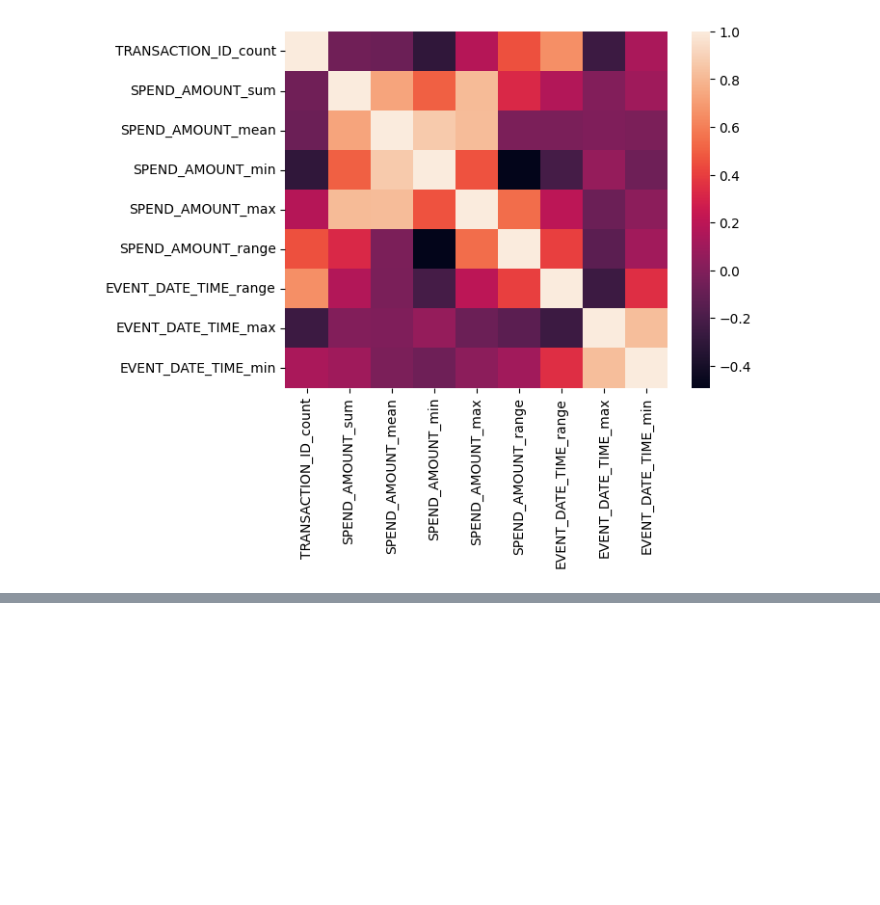
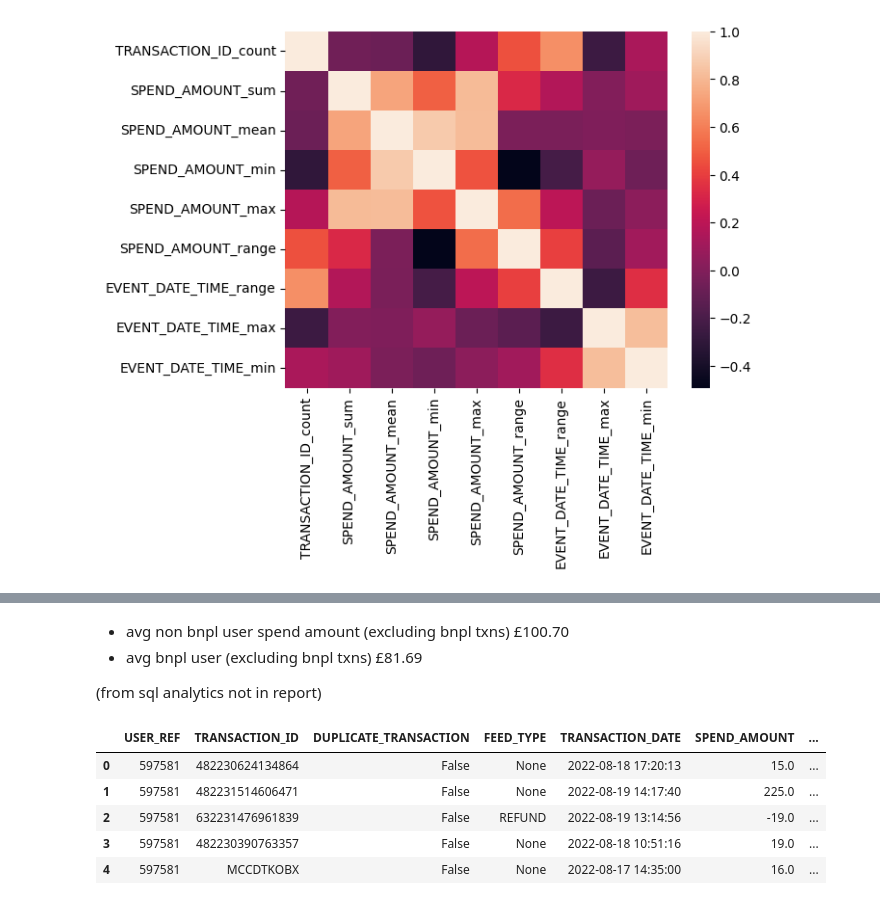
Before and after one commit to piukhq/snowdrops, a Jupyter notebook: end of year analytics/Viator/Viator.ipynb, the cells around one changed output, grey strips where cells are left out. Saved outputs shown, nothing was run; the diff lists cells and outputs as text; code cells hidden in the pictures; blank space fills up the shorter version.

```diff
--- a/end of year analytics/Viator/Viator.ipynb
+++ b/end of year analytics/Viator/Viator.ipynb
@@ -132,0 +174,5 @@ sns.heatmap(corr)
+# %% [markdown]
+- avg non bnpl user spend amount (excluding bnpl txns) £100.70
+-  avg bnpl user (excluding bnpl txns) £81.69
+
+(from sql analytics not in report)
@@ -132,0 +181,9 @@ sns.heatmap(corr)
+# %%
+df2.head()
+# %% [output]
+|  | USER_REF | TRANSACTION_ID | DUPLICATE_TRANSACTION | FEED_TYPE | TRANSACTION_DATE | SPEND_AMOUNT | ... |
+| 0 | 597581 | 482230624134864 | False | None | 2022-08-18 17:20:13 | 15.0 | ... |
+| 1 | 597581 | 482231514606471 | False | None | 2022-08-19 14:17:40 | 225.0 | ... |
+| 2 | 597581 | 632231476961839 | False | REFUND | 2022-08-19 13:14:56 | -19.0 | ... |
+| 3 | 597581 | 482230390763357 | False | None | 2022-08-18 10:51:16 | 19.0 | ... |
+| 4 | 597581 | MCCDTKOBX | False | None | 2022-08-17 14:35:00 | 16.0 | ... |
```
Also changed, not shown: parts of 11 cells of this notebook.
